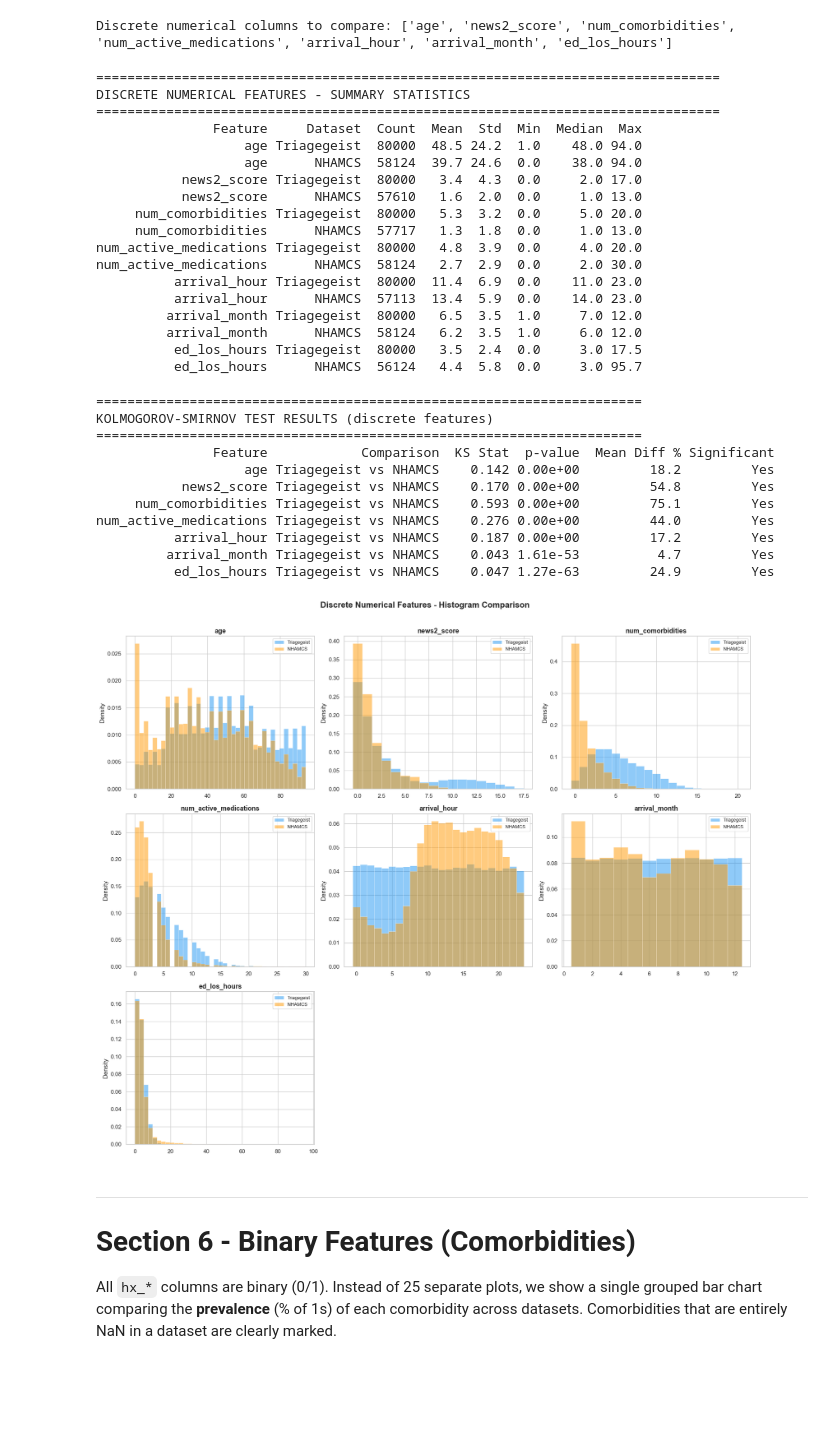
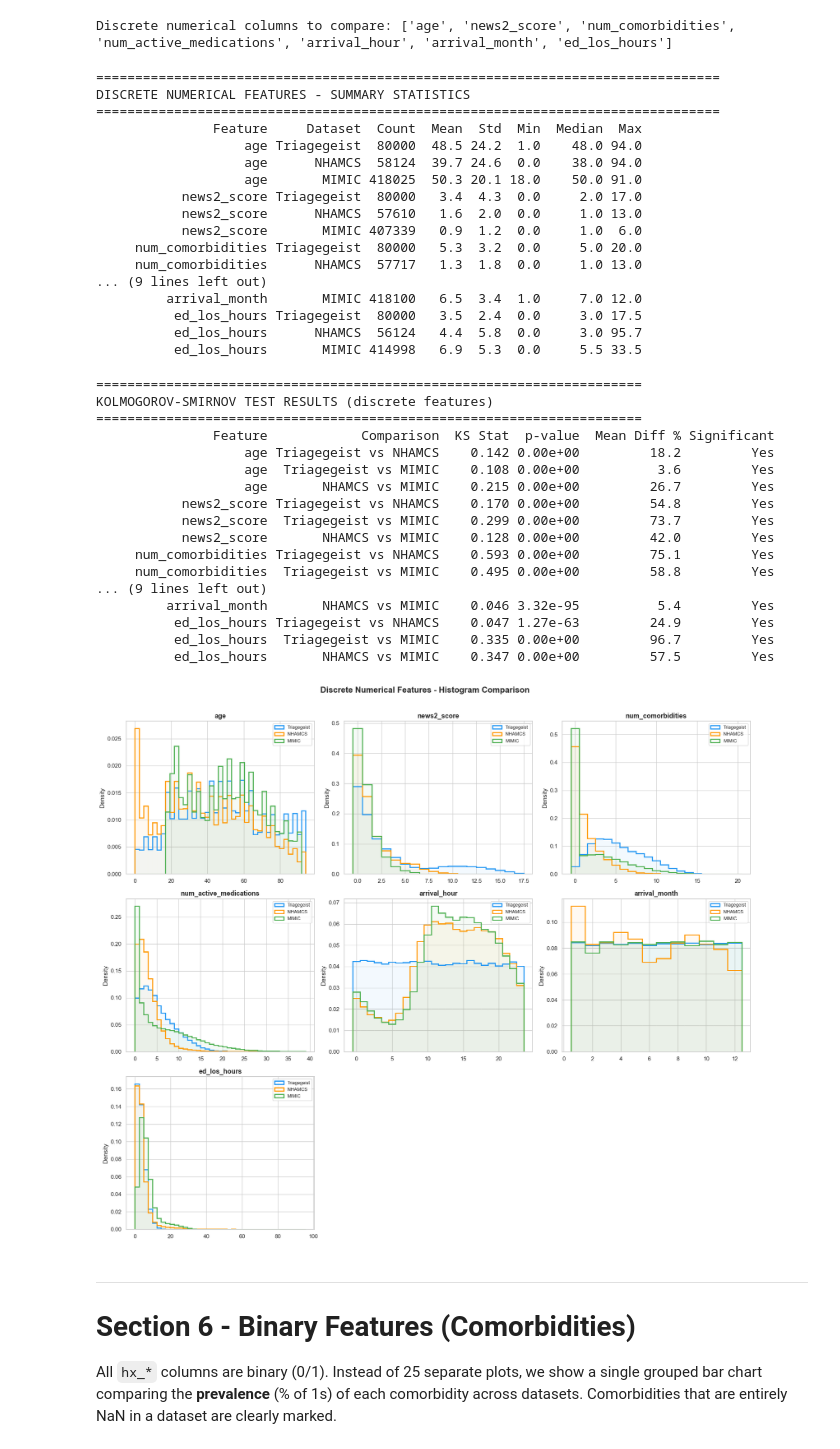
Before and after one commit to dsAlessandro/Emergency-Department-Acuity-Prediction, a Jupyter notebook: data_comparison.ipynb, the cells around one changed output. Cells and saved outputs as stored; diff of their text form; code cells hidden in the pictures; blank space fills up the shorter version.

Commit message:
Added the data_integration and updated the data_comparison with the MIMIC dataset

```diff
--- a/data_comparison.ipynb
+++ b/data_comparison.ipynb
@@ -24,7 +24,7 @@ sns.set_theme(style="whitegrid")
 DATASET_PATHS = {
     "Triagegeist": "dataset/processed/triagegeist_clean.csv",
     "NHAMCS":      "dataset/processed/nhamcs_clean.csv",
-    # "MIMIC":     "dataset/processed/mimic_clean.csv",
+    "MIMIC":     "dataset/processed/mimic_clean.csv",
 }
 
 # Columns to exclude from comparison (IDs, metadata, free text)
@@ -462,18 +473,17 @@ DISCRETE NUMERICAL FEATURES - SUMMARY STATISTICS
                Feature     Dataset  Count  Mean  Std  Min  Median  Max
                    age Triagegeist  80000  48.5 24.2  1.0    48.0 94.0
                    age      NHAMCS  58124  39.7 24.6  0.0    38.0 94.0
+                   age       MIMIC 418025  50.3 20.1 18.0    50.0 91.0
            news2_score Triagegeist  80000   3.4  4.3  0.0     2.0 17.0
            news2_score      NHAMCS  57610   1.6  2.0  0.0     1.0 13.0
+           news2_score       MIMIC 407339   0.9  1.2  0.0     1.0  6.0
      num_comorbidities Triagegeist  80000   5.3  3.2  0.0     5.0 20.0
      num_comorbidities      NHAMCS  57717   1.3  1.8  0.0     1.0 13.0
-num_active_medications Triagegeist  80000   4.8  3.9  0.0     4.0 20.0
-num_active_medications      NHAMCS  58124   2.7  2.9  0.0     2.0 30.0
-          arrival_hour Triagegeist  80000  11.4  6.9  0.0    11.0 23.0
-          arrival_hour      NHAMCS  57113  13.4  5.9  0.0    14.0 23.0
-         arrival_month Triagegeist  80000   6.5  3.5  1.0     7.0 12.0
-         arrival_month      NHAMCS  58124   6.2  3.5  1.0     6.0 12.0
+... (9 lines left out)
+         arrival_month       MIMIC 418100   6.5  3.4  1.0     7.0 12.0
           ed_los_hours Triagegeist  80000   3.5  2.4  0.0     3.0 17.5
           ed_los_hours      NHAMCS  56124   4.4  5.8  0.0     3.0 95.7
+          ed_los_hours       MIMIC 414998   6.9  5.3  0.0     5.5 33.5
 # %%
 # === KS test for discrete features ===
 print("=" * 70)
@@ -506,12 +516,18 @@ KOLMOGOROV-SMIRNOV TEST RESULTS (discrete features)
 ======================================================================
                Feature            Comparison  KS Stat  p-value  Mean Diff % Significant
                    age Triagegeist vs NHAMCS    0.142 0.00e+00         18.2         Yes
+                   age  Triagegeist vs MIMIC    0.108 0.00e+00          3.6         Yes
+                   age       NHAMCS vs MIMIC    0.215 0.00e+00         26.7         Yes
            news2_score Triagegeist vs NHAMCS    0.170 0.00e+00         54.8         Yes
+           news2_score  Triagegeist vs MIMIC    0.299 0.00e+00         73.7         Yes
+           news2_score       NHAMCS vs MIMIC    0.128 0.00e+00         42.0         Yes
      num_comorbidities Triagegeist vs NHAMCS    0.593 0.00e+00         75.1         Yes
-num_active_medications Triagegeist vs NHAMCS    0.276 0.00e+00         44.0         Yes
-          arrival_hour Triagegeist vs NHAMCS    0.187 0.00e+00         17.2         Yes
-         arrival_month Triagegeist vs NHAMCS    0.043 1.61e-53          4.7         Yes
+     num_comorbidities  Triagegeist vs MIMIC    0.495 0.00e+00         58.8         Yes
+... (9 lines left out)
+         arrival_month       NHAMCS vs MIMIC    0.046 3.32e-95          5.4         Yes
           ed_los_hours Triagegeist vs NHAMCS    0.047 1.27e-63         24.9         Yes
+          ed_los_hours  Triagegeist vs MIMIC    0.335 0.00e+00         96.7         Yes
+          ed_los_hours       NHAMCS vs MIMIC    0.347 0.00e+00         57.5         Yes
 # %%
 # === Histograms ===
 n_cols_plot = 3
@@ -521,36 +537,41 @@ axes = axes.flatten()
 
 for i, col in enumerate(discrete_cols):
     ax = axes[i]
 
     # Determine common bin edges across all datasets
     all_vals = pd.concat([df[col].dropna() for df in datasets.values()])
     if len(all_vals) == 0:
         ax.set_title(f"{col} (no data)"); continue
 
     n_unique = all_vals.nunique()
     if n_unique <= 25:
         bins = np.arange(all_vals.min() - 0.5, all_vals.max() + 1.5, 1)
     else:
         bins = np.linspace(all_vals.min(), all_vals.max(), 40)
 
     for name, df in datasets.items():
         vals = df[col].dropna()
         if len(vals) > 0:
-            ax.hist(vals, bins=bins, density=True, alpha=0.5,
-                    label=name, color=active_palette[name], edgecolor='white', linewidth=0.5)
+            # Disegna il profilo a scalini (molto leggibile)
+            ax.hist(vals, bins=bins, density=True, histtype='step',
+                    label=name, color=active_palette[name], linewidth=2)
+
+            # Opzionale: aggiungi un riempimento leggerissimo
+            ax.hist(vals, bins=bins, density=True, alpha=0.05,
+                    color=active_palette[name])
 
     ax.set_title(col, fontsize=13, fontweight='bold')
     ax.set_ylabel('Density')
     ax.legend(fontsize=9)
 
 for j in range(len(discrete_cols), len(axes)):
     fig.delaxes(axes[j])
 
 fig.suptitle('Discrete Numerical Features - Histogram Comparison', fontsize=16, fontweight='bold', y=1.01)
 plt.tight_layout()
 plt.show()
 # %% [output]
-[figure, old version]
+[figure, new version]
 # %% [markdown]
 ---
 # Section 6 - Binary Features (Comorbidities)
```
Also changed, not shown: parts of 14 cells of this notebook, 2 other files.
